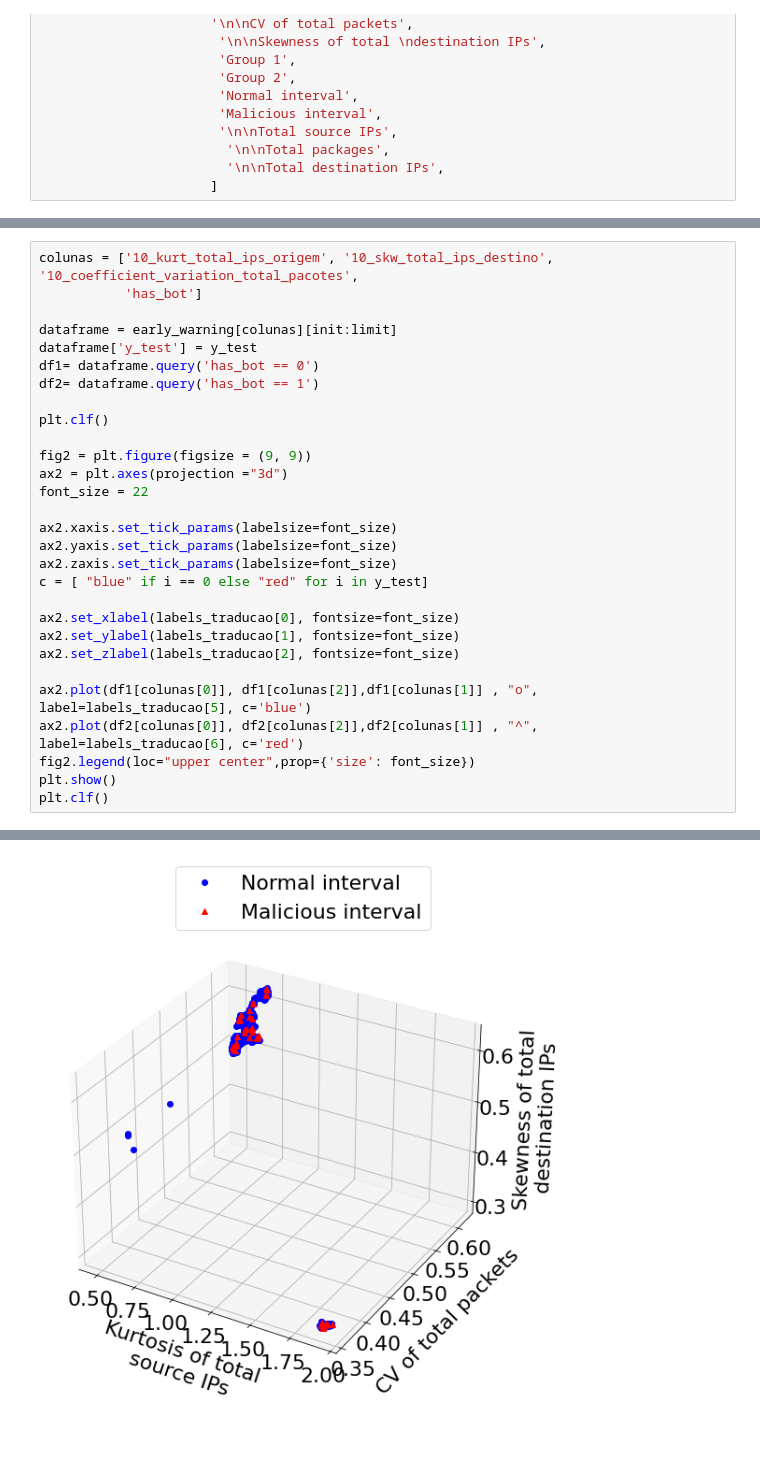
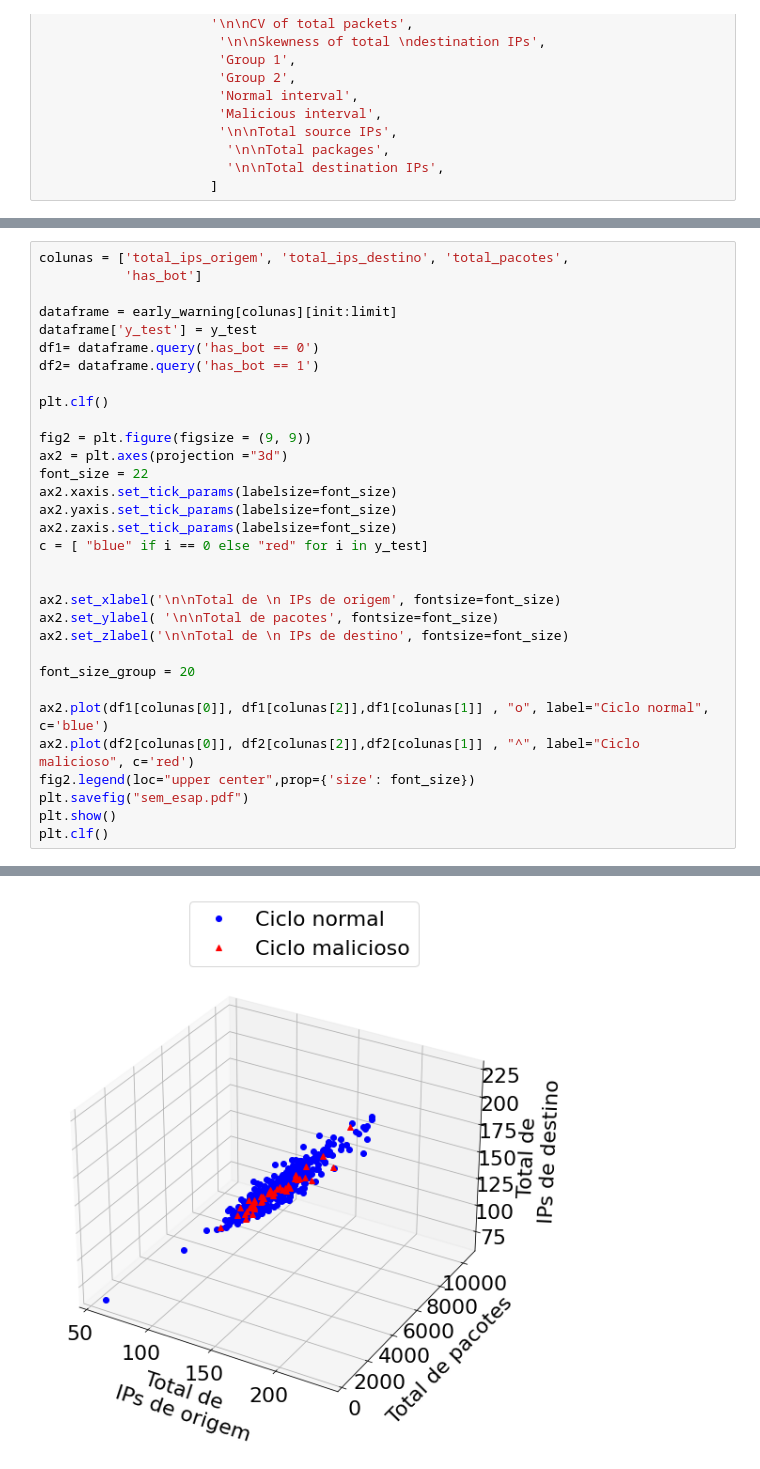
Before and after one commit to andersonneira/tese_resultados, a Jupyter notebook: caso_de_uso_3/experimento_1/code exp 1.ipynb, the cells around one changed output, grey strips where cells are left out. Drawn from its saved outputs; the diff is of its cells as text.

```diff
--- a/caso_de_uso_3/experimento_1/code exp 1.ipynb
+++ b/caso_de_uso_3/experimento_1/code exp 1.ipynb
@@ -87,33 +181,36 @@ weighted avg     0.8654    0.8460    0.8552       500
 # %%
-colunas = ['10_kurt_total_ips_origem', '10_skw_total_ips_destino', '10_coefficient_variation_total_pacotes',
+colunas = ['total_ips_origem', 'total_ips_destino', 'total_pacotes',
            'has_bot']
 
 dataframe = early_warning[colunas][init:limit]
 dataframe['y_test'] = y_test
 df1= dataframe.query('has_bot == 0')
 df2= dataframe.query('has_bot == 1')
 
 plt.clf()
 
 fig2 = plt.figure(figsize = (9, 9))
 ax2 = plt.axes(projection ="3d")
 font_size = 22
-
 ax2.xaxis.set_tick_params(labelsize=font_size)
 ax2.yaxis.set_tick_params(labelsize=font_size)
 ax2.zaxis.set_tick_params(labelsize=font_size)
 c = [ "blue" if i == 0 else "red" for i in y_test]
 
-ax2.set_xlabel(labels_traducao[0], fontsize=font_size)
-ax2.set_ylabel(labels_traducao[1], fontsize=font_size)
-ax2.set_zlabel(labels_traducao[2], fontsize=font_size)
 
-ax2.plot(df1[colunas[0]], df1[colunas[2]],df1[colunas[1]] , "o", label=labels_traducao[5], c='blue')
-ax2.plot(df2[colunas[0]], df2[colunas[2]],df2[colunas[1]] , "^", label=labels_traducao[6], c='red')
+ax2.set_xlabel('\n\nTotal de \n IPs de origem', fontsize=font_size)
+ax2.set_ylabel( '\n\nTotal de pacotes', fontsize=font_size)
+ax2.set_zlabel('\n\nTotal de \n IPs de destino', fontsize=font_size)
+
+font_size_group = 20
+
+ax2.plot(df1[colunas[0]], df1[colunas[2]],df1[colunas[1]] , "o", label="Ciclo normal", c='blue')
+ax2.plot(df2[colunas[0]], df2[colunas[2]],df2[colunas[1]] , "^", label="Ciclo malicioso", c='red')
 fig2.legend(loc="upper center",prop={'size': font_size})
+plt.savefig("sem_esap.pdf")
 plt.show()
 plt.clf()
 # %% [output]
 <Figure size 432x288 with 0 Axes>
-[figure, old version]
+[figure, new version]
 <Figure size 432x288 with 0 Axes>
```
Also changed, not shown: parts of 4 cells of this notebook, 5 other files.
